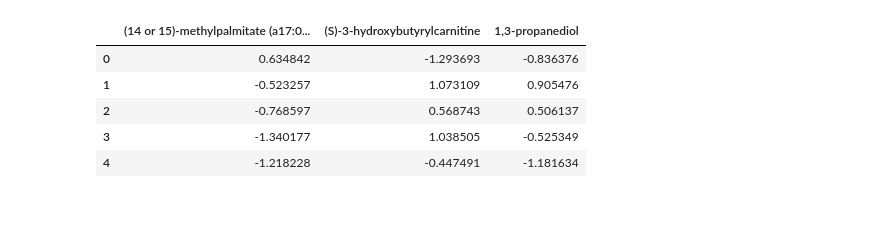
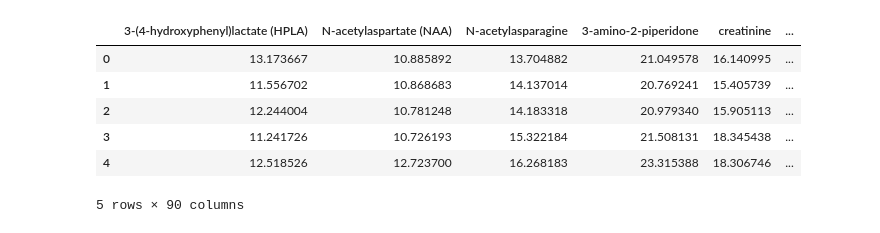
Before and after one commit to omicsEye/waveome, a Jupyter notebook: examples/Breastmilk/Breastmilk.ipynb, the cells around one changed output. Saved outputs shown, nothing was run; the diff lists cells and outputs as text; code cells hidden in the pictures.

```diff
--- a/examples/Breastmilk/Breastmilk.ipynb
+++ b/examples/Breastmilk/Breastmilk.ipynb
@@ -5,3 +6,3 @@ import pandas as pd
 # %%
 # Read data in
-df = pd.read_excel("newdata.xlsx")
+df = pd.read_excel("newdata.xlsx", sheet_name="Data")
@@ -49,8 +56,12 @@ covariate_list = [
 ]
 # %%
 column_names = df.columns.tolist()
-print(column_names[7:])
-df[column_names[7:]] = df[column_names[7:]].astype(float)
-Y = df[column_names[7:]]
-Y.head()
+#print(column_names[7:])
+y = df[column_names[7:]] = df[column_names[7:]].astype(float)
+na = y.isna().mean(axis=0)
+sort = na.sort_values(ascending=True)
+Y_subset = sort[1:101] #microbes with no missing values
+#rank lowest to highest
+#Y = Y_subset
+print(Y_subset[1:101])
 # %% [output]
@@ -63,0 +80,6 @@ Y.head()
+# %%
+# create new dataset with Y_subset
+
+df2 = pd.read_excel("data.xlsx")
+
+df2.describe()
@@ -64,22 +118,28 @@ Y.head()
+# %%
+# Need to recode categorical as numeric for search
+df2["Breast milk collected"], bmc_values = pd.factorize(df["Breast milk collected"])
+
+column_names = df2.columns.tolist()
+#print(column_names[7:])
+Y = df2[column_names[7:]] = df[column_names[7:]].astype(float)
 # %%
 # Transform my outcome variables to be more normal
 Y = np.log(Y)
 
-# Center the outcomes as well
-Y = Y - Y.mean(axis=0)
 
 # Finally scale them so the variance = 1 (easier for model convergence)
-Y = Y/Y.std(axis=0)
+Y = Y/Y.std()
 
 # Take a look at the outcomes
 Y.head()
 # %% [output]
-|  | (14 or 15)-methylpalmitate (a17:0... | (S)-3-hydroxybutyrylcarnitine | 1,3-propanediol |
-| 0 | 0.634842 | -1.293693 | -0.836376 |
-| 1 | -0.523257 | 1.073109 | 0.905476 |
-| 2 | -0.768597 | 0.568743 | 0.506137 |
-| 3 | -1.340177 | 1.038505 | -0.525349 |
-| 4 | -1.218228 | -0.447491 | -1.181634 |
+|  | 3-(4-hydroxyphenyl)lactate (HPLA) | N-acetylaspartate (NAA) | N-acetylasparagine | 3-amino-2-piperidone | creatinine | ... |
+| 0 | 13.173667 | 10.885892 | 13.704882 | 21.049578 | 16.140995 | ... |
+| 1 | 11.556702 | 10.868683 | 14.137014 | 20.769241 | 15.405739 | ... |
+| 2 | 12.244004 | 10.781248 | 14.183318 | 20.979340 | 15.905113 | ... |
+| 3 | 11.241726 | 10.726193 | 15.322184 | 21.508131 | 18.345438 | ... |
+| 4 | 12.518526 | 12.723700 | 16.268183 | 23.315388 | 18.306746 | ... |
+5 rows × 90 columns
 # %%
 # Load up search object
 gps = GPKernelSearch(
```
Also changed, not shown: parts of 14 cells of this notebook, 2 other files.
